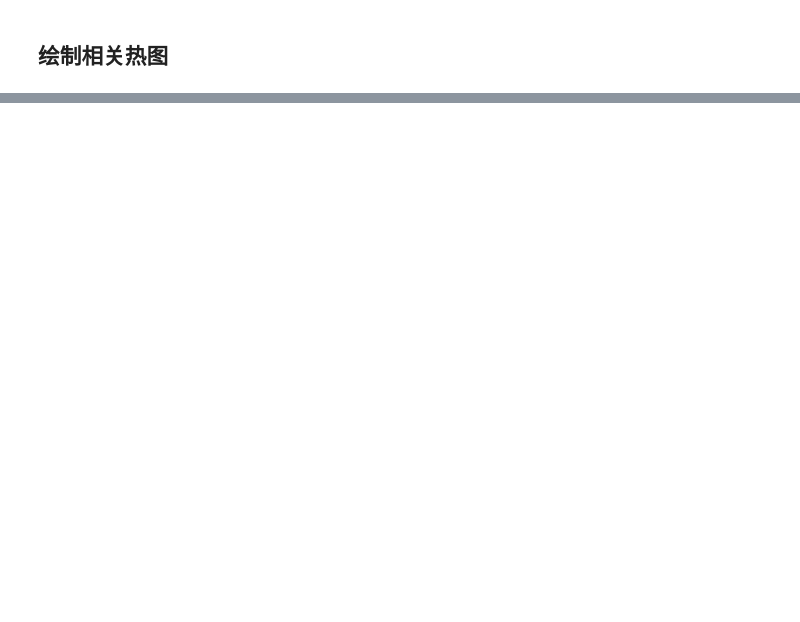
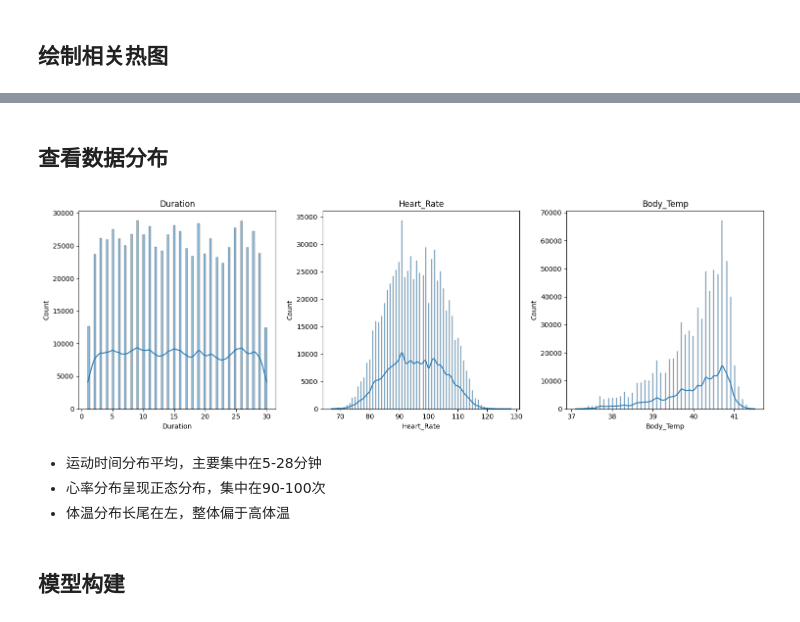
Before and after one commit to Hadesgo-miku/Calories, a Jupyter notebook: feature_engineering.ipynb, the cells around one changed output, grey strips where cells are left out. Saved outputs shown, nothing was run; the diff lists cells and outputs as text; code cells hidden in the pictures; blank space fills up the shorter version.

```diff
--- a/feature_engineering.ipynb
+++ b/feature_engineering.ipynb
@@ -39,0 +95,32 @@ Calories 运动过程中消耗的热量（通常以千卡 kcal 为单位）
+# %% [markdown]
+## 查看数据分布
+# %%
+# 创建一个1x3的子图布局，用于展示三个指标的分布
+fig, axes = plt.subplots(1, 3, figsize=(15, 5))
+
+# 绘制运动时间(Duration)的分布
+sns.histplot(data=df, x='Duration', kde=True, ax=axes[0])
+axes[0].set_title('Duration')
+axes[0].set_xlabel('Duration')
+
+# 绘制心率(Heart_rate)的分布
+sns.histplot(data=df, x='Heart_Rate', kde=True, ax=axes[1])
+axes[1].set_title('Heart_Rate')
+axes[1].set_xlabel('Heart_Rate')
+
+# 绘制体温(Body_Temp)的分布
+sns.histplot(data=df, x='Body_Temp', kde=True, ax=axes[2])
+axes[2].set_title('Body_Temp')
+axes[2].set_xlabel('Body_Temp')
+
+# 调整子图之间的间距
+plt.tight_layout()
+plt.show()
+# %% [output]
+[figure, added]
+# %% [markdown]
+- 运动时间分布平均，主要集中在5-28分钟
+- 心率分布呈现正态分布，集中在90-100次
+- 体温分布长尾在左，整体偏于高体温
+# %% [markdown]
+## 模型构建
```
Also changed, not shown: parts of 8 cells of this notebook, 1 other file.
